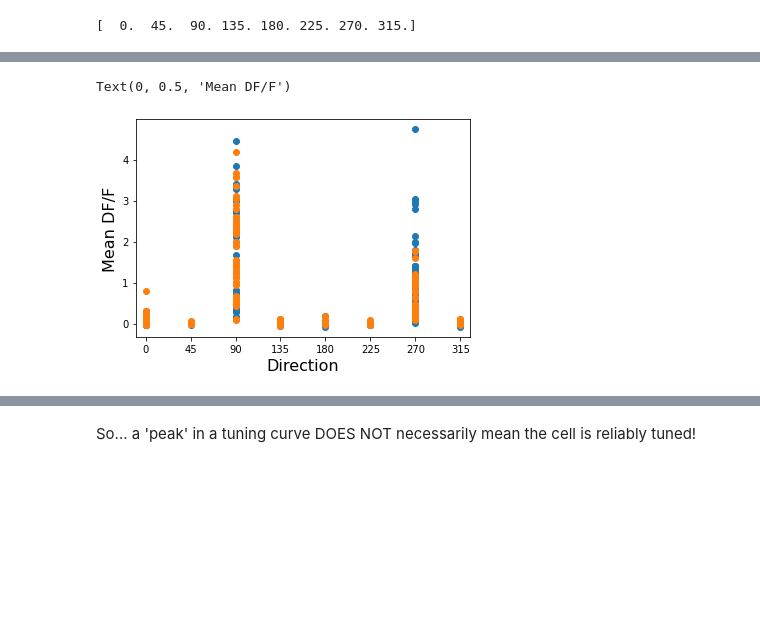
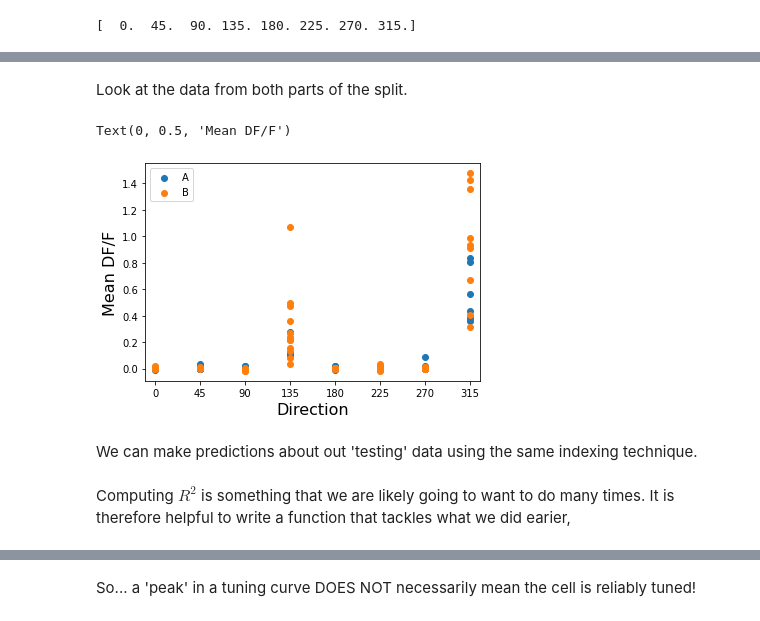
Before and after one commit to ryraut/swdb_2023, a Jupyter notebook: Day1/Day1WorkshopDraft.ipynb, the cells around one changed output, grey strips where cells are left out. Drawn from its saved outputs; the diff is of its cells as text; code cells hidden in the pictures; blank space fills up the shorter version.

```diff
--- a/Day1/Day1WorkshopDraft.ipynb
+++ b/Day1/Day1WorkshopDraft.ipynb
@@ -370,6 +425,7 @@ Text(0.5, 0, 'Frames')
 # %%
-plt.plot(this_dff[stim_table.start[1]-30:stim_table.end[1]+30])
-plt.axvspan(30,90, color='gray', alpha=0.3) #this shades the period when the stimulus is being presented
+tme = np.arange(int(row.start)-30,int(row.end)+30,1)-int(row.start)
+plt.plot(tme,this_dff[stim_table.start[115]-30:stim_table.end[115]+30])
+plt.axvspan(0,60, color='gray', alpha=0.3) #this shades the period when the stimulus is being presented
 plt.ylabel("DF/F")
 plt.xlabel("Frames")
 # %% [output]
@@ -378,5 +445,5 @@ Text(0.5, 0, 'Frames')
 # %%
-this_stim_table = gratings.stim_table[(gratings.stim_table.temporal_frequency==15) & (gratings.stim_table.orientation==90)]
+this_stim_table = gratings.stim_table[(gratings.stim_table.temporal_frequency==2) & (gratings.stim_table.orientation==315)]
 this_stim_table
 # %% [output]
 |  | temporal_frequency | orientation | blank_sweep | start | end |
@@ -400,11 +467,12 @@ len(this_stim_table)
 # %% [output]
 15
 # %%
-plt.axvspan(30,90, color='gray', alpha=0.3) #this shades the period when the stimulus is being presented
+plt.axvspan(0,60, color='gray', alpha=0.3) #this shades the period when the stimulus is being presented
 
 # THIS IS A SUPER HANDY WAY TO INTERATE THROUGH A TABLE!!!
 for ii,row in this_stim_table.iterrows():
-    plt.plot(this_dff[int(row.start)-30:int(row.end)+30])
+    tme = np.arange(int(row.start)-30,int(row.end)+30,1)-int(row.start)
+    plt.plot(tme,this_dff[int(row.start)-30:int(row.end)+30])
     plt.ylabel("DF/F")
     plt.xlabel("Frames")
 # %% [output]
@@ -427,3 +500,6 @@ response.shape
+# %%
+orientation = orientation[temp_freq==2]
+response = response[temp_freq==2,:]
 # %%
 orientations,ix = np.unique(orientation,return_inverse=True)
 print(orientations)
@@ -541,11 +655,14 @@ orientations.shape
+# %% [markdown]
+Look at the data from both parts of the split.
 # %%
-plt.scatter(orientation_a, mean_response_a,)
-plt.scatter(orientation_b, mean_response_b,)
+plt.scatter(orientation_a, mean_response_a,label = 'A')
+plt.scatter(orientation_b, mean_response_b,label = 'B')
 
 plt.xticks(orientations)
+plt.legend()
 plt.xlim(-10,325)
 plt.xlabel("Direction", fontsize=16)
 plt.ylabel("Mean DF/F", fontsize=16)
 # %% [output]
 Text(0, 0.5, 'Mean DF/F')
-[figure, old version]
+[figure, new version]
@@ -553,0 +669,2 @@ prediction_ab = tuning_a[ix_b]
+# %% [markdown]
+We can make predictions about out 'testing' data using the same indexing technique.
@@ -554,3 +673,5 @@ prediction_ab = tuning_a[ix_b]
+# %% [markdown]
+Computing $R^2$ is something that we are likely going to want to do many times. It is therefore helpful to write a function that tackles what we did earier,
 # %%
 def compute_coefficient_of_determination(mean_response,prediction):
     """
```
Also changed, not shown: parts of 97 cells of this notebook, 1 other file.
